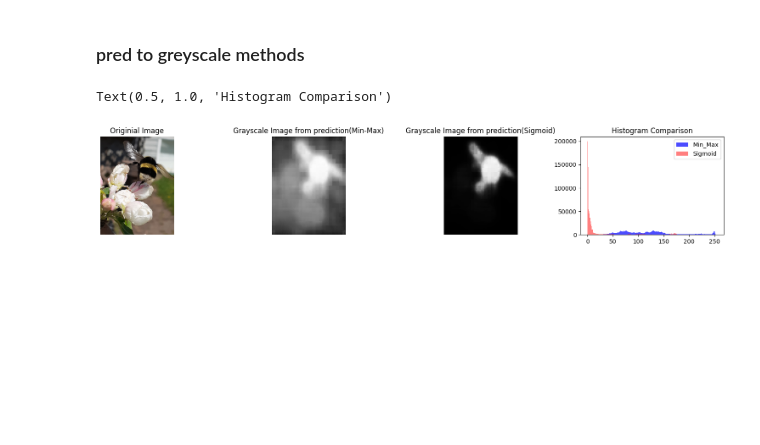
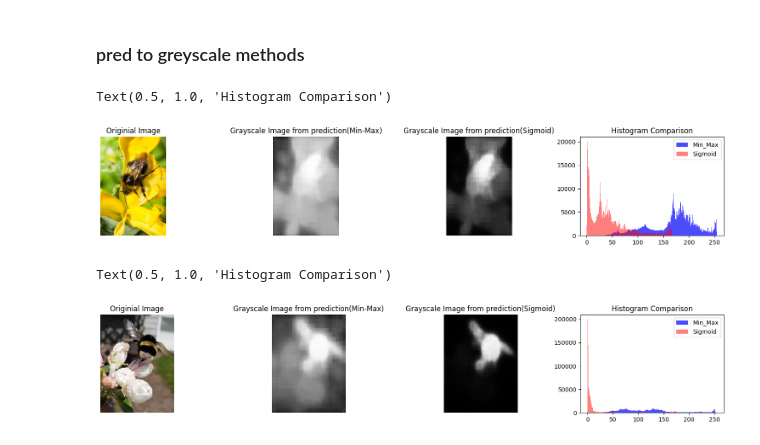
Before and after one commit to lwfld/reProj, a Jupyter notebook: exp.ipynb, the cells around one changed output. Saved outputs shown, nothing was run; the diff lists cells and outputs as text; code cells hidden in the pictures; blank space fills up the shorter version.

```diff
--- a/exp.ipynb
+++ b/exp.ipynb
@@ -87,3 +7,47 @@ gs_sigmoid = toGreyscale(pred, method=2)
+# %%
+# First Get a prediction
+img_id = 325
+
+ori = get_img(id=img_id)
+pred = segment(ori, prompts=["bee", "background"])
+gt = get_img(id=img_id, path="./dataset/masks/gt/")
+
+gs_minmax = toGreyscale(pred[0], method=1)
+gs_sigmoid = toGreyscale(pred[0], method=2)
+
+# Comparision
+import numpy as np
+import matplotlib.pyplot as plt
+
+
+bins = np.arange(256)
+val_range = (0, 255)
+
+hist1, bins1 = np.histogram(gs_minmax.flatten(), bins=256, range=[0, 256])
+hist2, bins2 = np.histogram(gs_sigmoid.flatten(), bins=256, range=[0, 256])
+
+fig, axs = plt.subplots(1, 4, figsize=(20, 3))
+
+axs[0].imshow(ori)
+axs[0].axis("off")
+axs[0].set_title("Originial Image")
+
+axs[1].imshow(gs_minmax, cmap="gray")
+axs[1].axis("off")
+axs[1].set_title("Grayscale Image from prediction(Min-Max)")
+
+axs[2].imshow(gs_sigmoid, cmap="gray")
+axs[2].axis("off")
+axs[2].set_title("Grayscale Image from prediction(Sigmoid)")
+
+width = bins1[1] - bins1[0]
+axs[3].bar(bins1[:-1], hist1, width=width, color="blue", alpha=0.7, label="Min_Max")
+axs[3].bar(bins2[:-1], hist2, width=width, color="red", alpha=0.5, label="Sigmoid")
+axs[3].legend(loc="upper right")
+axs[3].set_title("Histogram Comparison")
+# %% [output]
+Text(0.5, 1.0, 'Histogram Comparison')
+[figure, added]
 # %%
 # First Get a prediction
 img_id = 170
```
Also changed, not shown: parts of 54 cells of this notebook, 7 other files.
